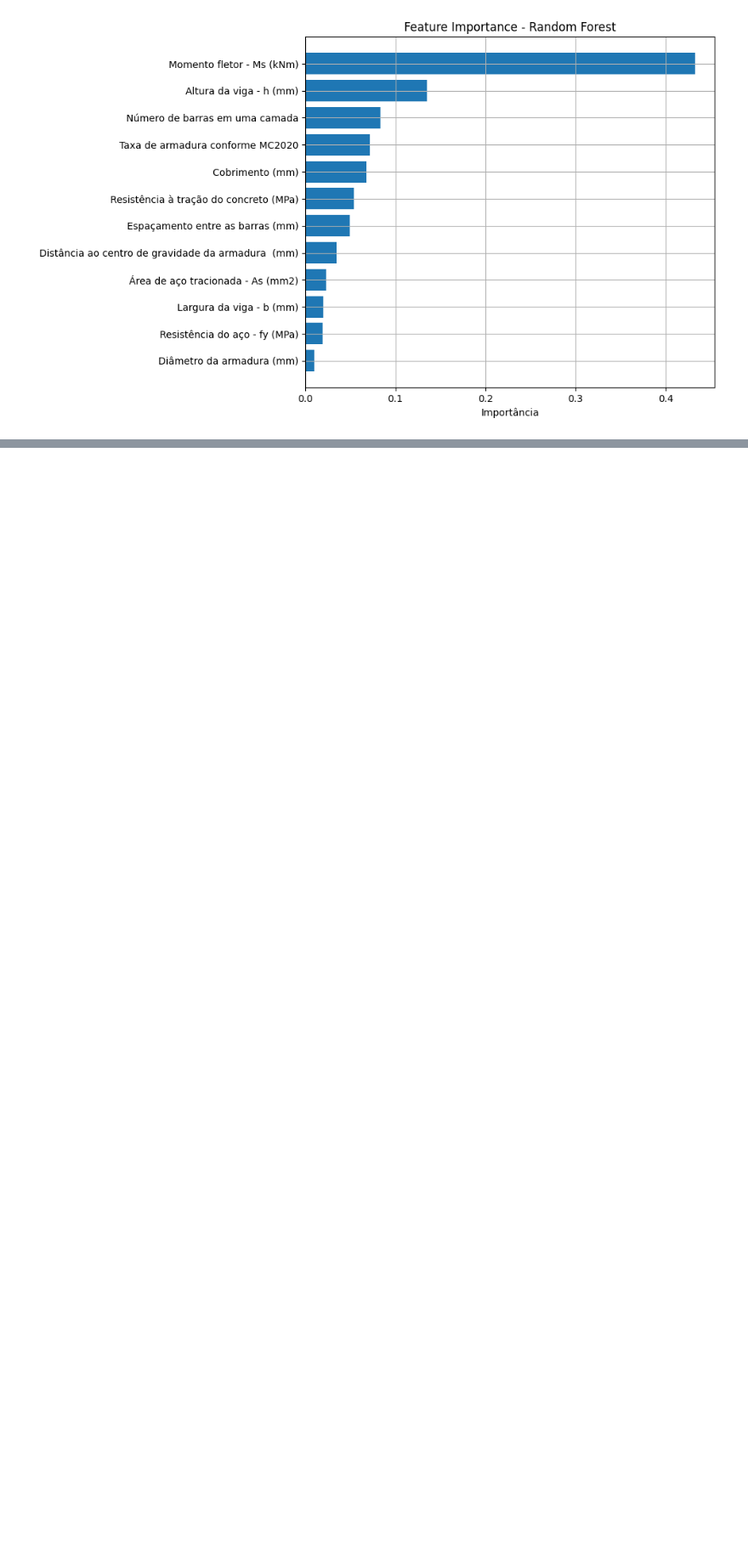
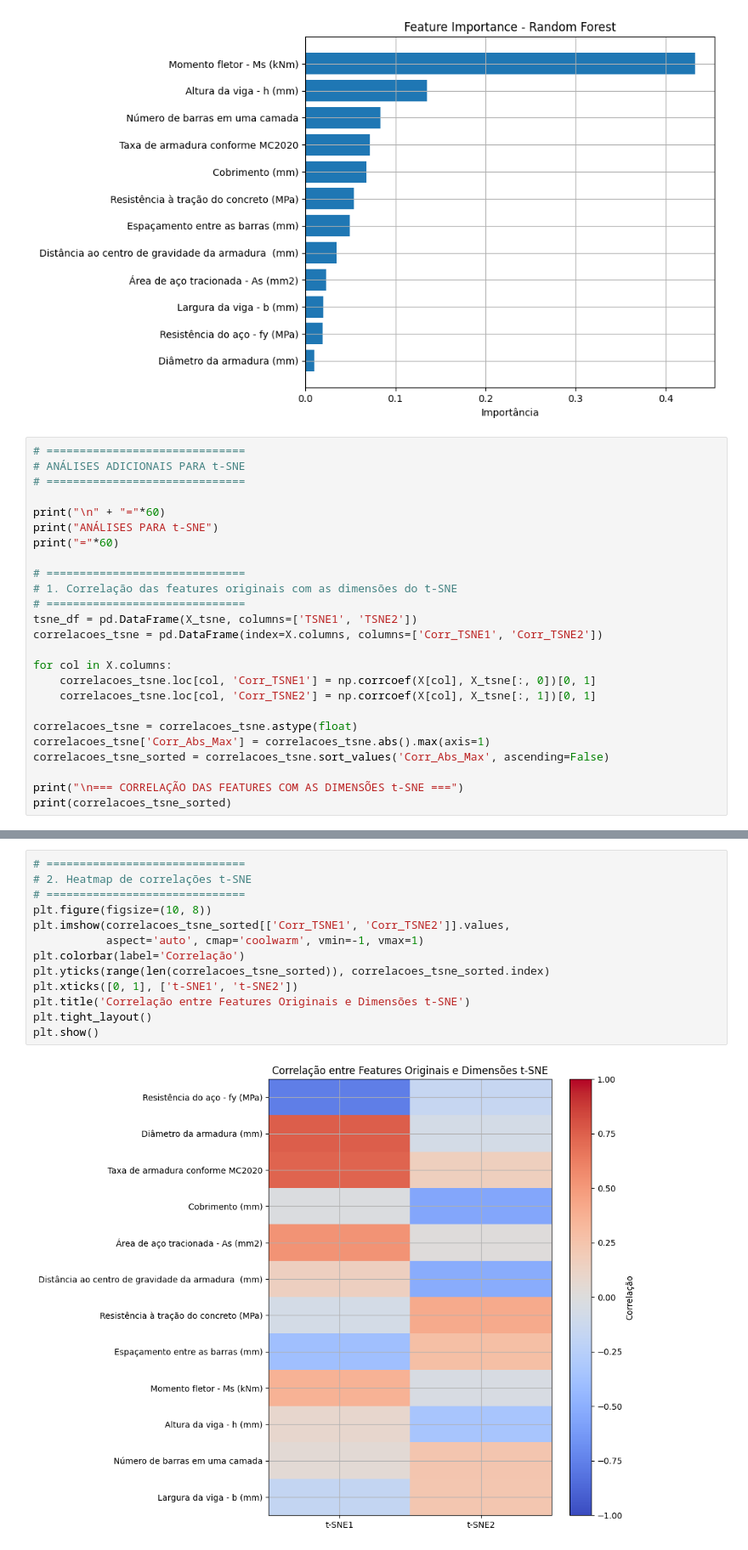
Before and after one commit to wmpjrufg/crack_prediction_symbolic_regression, a Jupyter notebook: pca_tsne.ipynb, the cells around one changed output, grey strips where cells are left out. Shown at 85% size. Drawn from its saved outputs; the diff is of its cells as text; blank space fills up the shorter version.

Commit message:
tsne

```diff
--- a/pca_tsne.ipynb
+++ b/pca_tsne.ipynb
@@ -314,3 +314,28 @@ plt.show()
 1                       Resistência do aço - fy (MPa)    0.019072
 0                           Diâmetro da armadura (mm)    0.009527
 [figure]
+# %%
+# ==============================
+# ANÁLISES ADICIONAIS PARA t-SNE
+# ==============================
+
+print("\n" + "="*60)
+print("ANÁLISES PARA t-SNE")
+print("="*60)
+
+# ==============================
+# 1. Correlação das features originais com as dimensões do t-SNE
+# ==============================
+tsne_df = pd.DataFrame(X_tsne, columns=['TSNE1', 'TSNE2'])
+correlacoes_tsne = pd.DataFrame(index=X.columns, columns=['Corr_TSNE1', 'Corr_TSNE2'])
+
+for col in X.columns:
+    correlacoes_tsne.loc[col, 'Corr_TSNE1'] = np.corrcoef(X[col], X_tsne[:, 0])[0, 1]
+    correlacoes_tsne.loc[col, 'Corr_TSNE2'] = np.corrcoef(X[col], X_tsne[:, 1])[0, 1]
+
+correlacoes_tsne = correlacoes_tsne.astype(float)
+correlacoes_tsne['Corr_Abs_Max'] = correlacoes_tsne.abs().max(axis=1)
+correlacoes_tsne_sorted = correlacoes_tsne.sort_values('Corr_Abs_Max', ascending=False)
+
+print("\n=== CORRELAÇÃO DAS FEATURES COM AS DIMENSÕES t-SNE ===")
+print(correlacoes_tsne_sorted)
@@ -316,0 +360,15 @@ plt.show()
+# %%
+# ==============================
+# 2. Heatmap de correlações t-SNE
+# ==============================
+plt.figure(figsize=(10, 8))
+plt.imshow(correlacoes_tsne_sorted[['Corr_TSNE1', 'Corr_TSNE2']].values,
+           aspect='auto', cmap='coolwarm', vmin=-1, vmax=1)
+plt.colorbar(label='Correlação')
+plt.yticks(range(len(correlacoes_tsne_sorted)), correlacoes_tsne_sorted.index)
+plt.xticks([0, 1], ['t-SNE1', 't-SNE2'])
+plt.title('Correlação entre Features Originais e Dimensões t-SNE')
+plt.tight_layout()
+plt.show()
+# %% [output]
+[figure, added]
```
Also changed, not shown: parts of 6 cells of this notebook.
